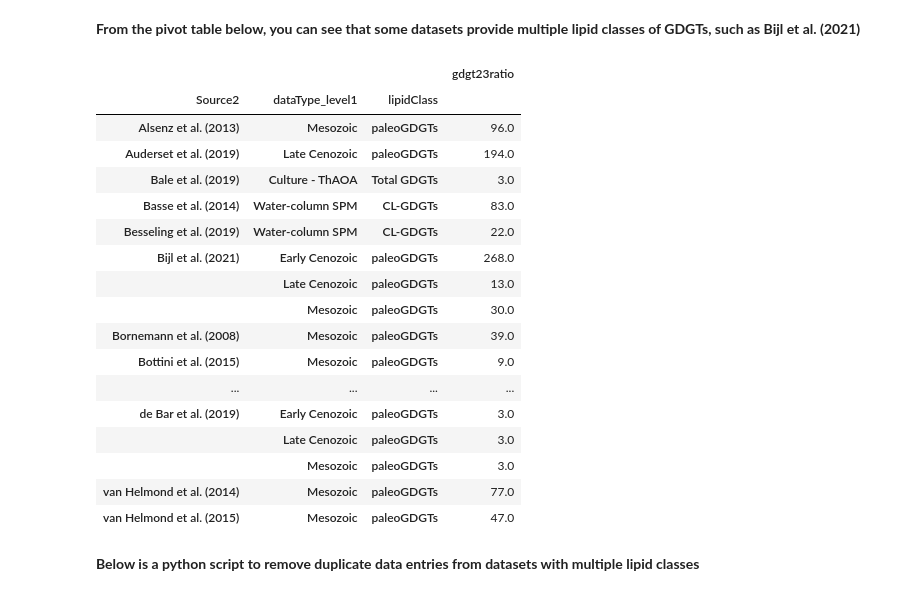
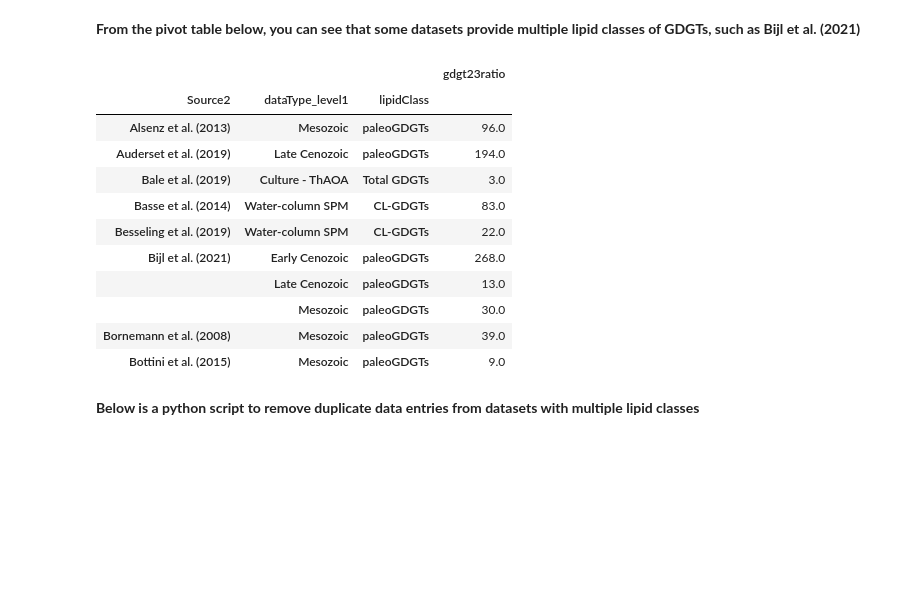
Before and after one commit to PaleoLipidRR/marine-AOA-GDGT-distribution, a Jupyter notebook: PNAS_pythonCodeS1_BeyondTEX86_preprocessing_RR.ipynb, the cells around one changed output. Cells and saved outputs as stored; diff of their text form; code cells hidden in the pictures; blank space fills up the shorter version.

```diff
--- a/PNAS_pythonCodeS1_BeyondTEX86_preprocessing_RR.ipynb
+++ b/PNAS_pythonCodeS1_BeyondTEX86_preprocessing_RR.ipynb
@@ -232,28 +232,22 @@ For our data analysis, we prioritize total GDGTs over CLs. IPLs will be analyzed
 # %% [markdown]
 **From the pivot table below, you can see that some datasets provide multiple lipid classes of GDGTs, such as Bijl et al. (2021)**
 # %%
-pd.set_option('display.max_rows',None)
+pd.set_option('display.max_rows',10)
 pivoted = df.pivot_table(index=('Source2','dataType_level1','lipidClass'),values='gdgt23ratio',aggfunc=lambda x: len(x.unique()))
-pivoted
+pivoted.head(10)
 # %% [output]
 |  |  |  | gdgt23ratio |
 | Source2 | dataType_level1 | lipidClass |  |
 | Alsenz et al. (2013) | Mesozoic | paleoGDGTs | 96.0 |
 | Auderset et al. (2019) | Late Cenozoic | paleoGDGTs | 194.0 |
 | Bale et al. (2019) | Culture - ThAOA | Total GDGTs | 3.0 |
 | Basse et al. (2014) | Water-column SPM | CL-GDGTs | 83.0 |
 | Besseling et al. (2019) | Water-column SPM | CL-GDGTs | 22.0 |
 | Bijl et al. (2021) | Early Cenozoic | paleoGDGTs | 268.0 |
 |  | Late Cenozoic | paleoGDGTs | 13.0 |
 |  | Mesozoic | paleoGDGTs | 30.0 |
 | Bornemann et al. (2008) | Mesozoic | paleoGDGTs | 39.0 |
 | Bottini et al. (2015) | Mesozoic | paleoGDGTs | 9.0 |
-| ... | ... | ... | ... |
-| de Bar et al. (2019) | Early Cenozoic | paleoGDGTs | 3.0 |
-|  | Late Cenozoic | paleoGDGTs | 3.0 |
-|  | Mesozoic | paleoGDGTs | 3.0 |
-| van Helmond et al. (2014) | Mesozoic | paleoGDGTs | 77.0 |
-| van Helmond et al. (2015) | Mesozoic | paleoGDGTs | 47.0 |
 # %% [markdown]
 **Below is a python script to remove duplicate data entries from datasets with multiple lipid classes**
 # %%
```
